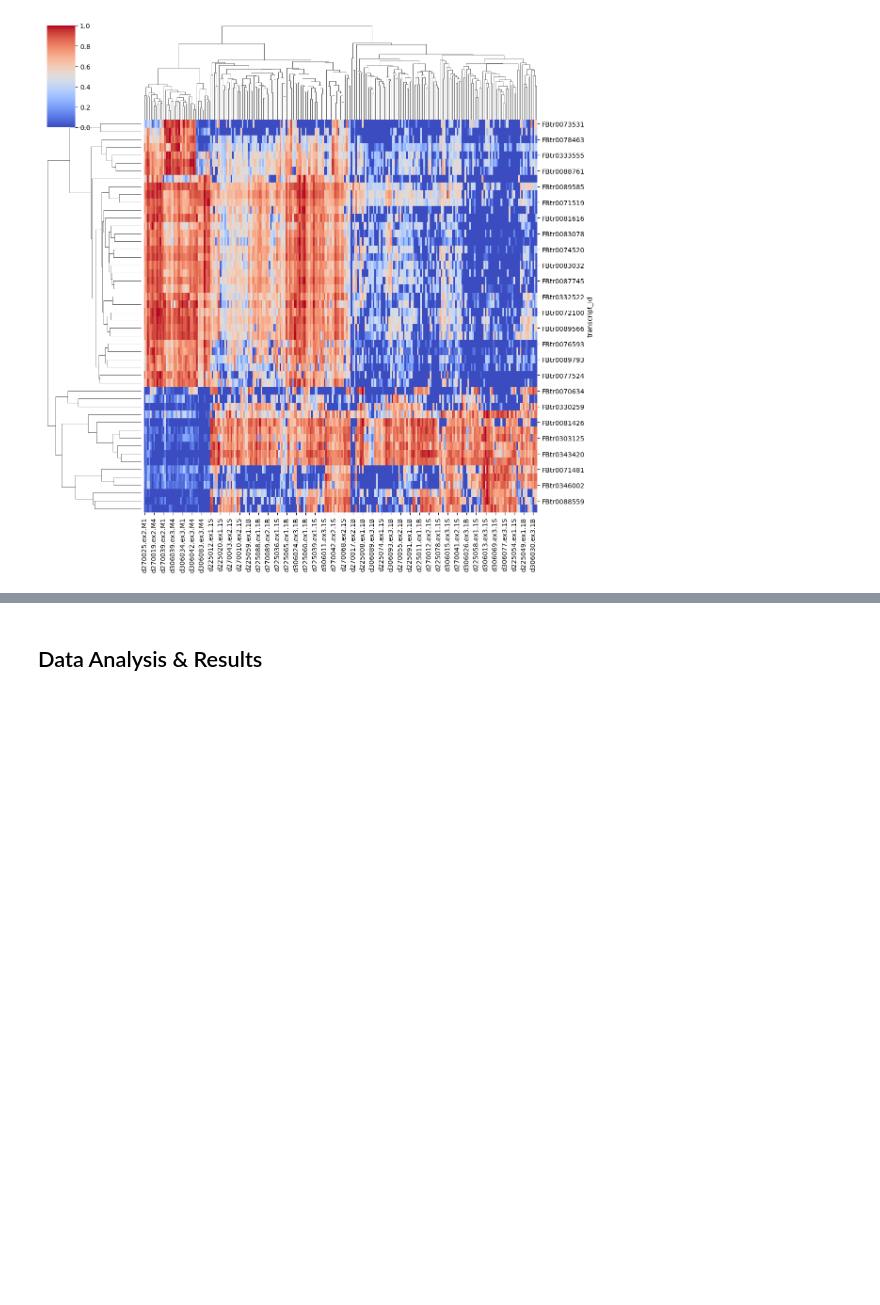
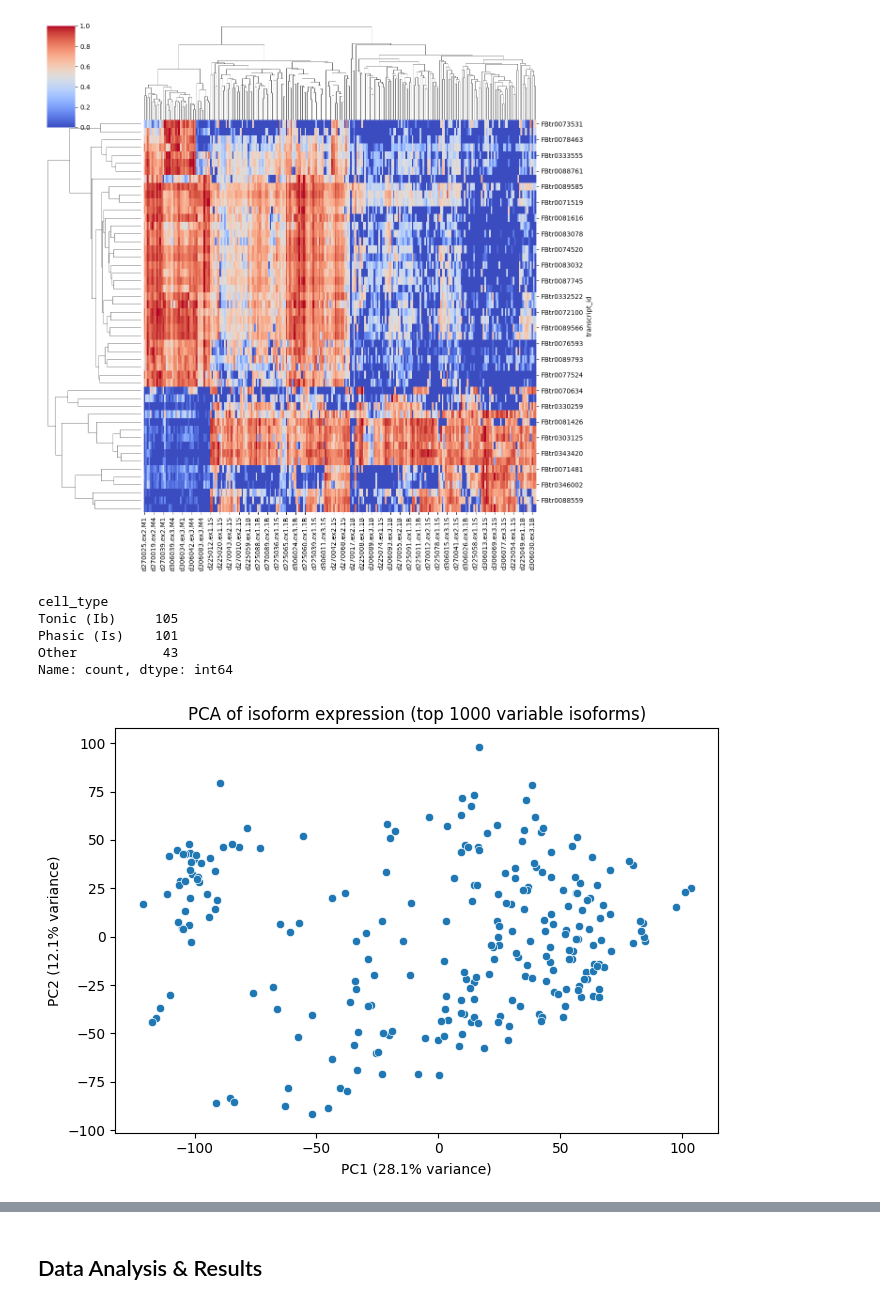
Before and after one commit to esmcclung/Group_12_Cells_Mini_Project, a Jupyter notebook: CellTypesProject_template.ipynb, the cells around one changed output, grey strips where cells are left out. Drawn from its saved outputs; the diff is of its cells as text; code cells hidden in the pictures; blank space fills up the shorter version.

```diff
--- a/CellTypesProject_template.ipynb
+++ b/CellTypesProject_template.ipynb
@@ -92,3 +153,43 @@ plt.show()
 #will pick the next plot based on our hypthesis
 #what is different about the M samples?
 #look what about the samples ahd have high values in all genes?(middl eregion of clusterplot
+# %%
+# ---- Label samples by subtype from column names ----
+# ".1B" = tonic (Ib), ".1S" = phasic (Is)
+def infer_cell_type(colname: str):
+    if ".1B" in colname:
+        return "Tonic (Ib)"
+    if ".1S" in colname:
+        return "Phasic (Is)"
+    return "Other"
+
+cell_type = pd.Series({c: infer_cell_type(c) for c in psmRNA_log.columns}, name="cell_type")
+cell_type.value_counts()
+# %% [output]
+cell_type
+Tonic (Ib)     105
+Phasic (Is)    101
+Other           43
+Name: count, dtype: int64
+# %%
+from sklearn.decomposition import PCA
+
+# ---- PCA on cells ----
+# Use top 1000 variable isoforms for PCA (more stable than only 50)
+top_for_pca = psmRNA_log.var(axis=1).sort_values(ascending=False).head(1000).index
+X = psmRNA_log.loc[top_for_pca].T  # rows=cells, cols=isoforms
+
+pca = PCA(n_components=2, random_state=0)
+pcs = pca.fit_transform(X)
+
+pca_df = pd.DataFrame(pcs, columns=["PC1", "PC2"], index=X.index)
+
+plt.figure(figsize=(7,5))
+sns.scatterplot(data=pca_df, x="PC1", y="PC2")
+plt.title("PCA of isoform expression (top 1000 variable isoforms)")
+plt.xlabel(f"PC1 ({pca.explained_variance_ratio_[0]*100:.1f}% variance)")
+plt.ylabel(f"PC2 ({pca.explained_variance_ratio_[1]*100:.1f}% variance)")
+plt.tight_layout()
+plt.show()
+# %% [output]
+[figure, added]
```
Also changed, not shown: parts of 20 cells of this notebook.
